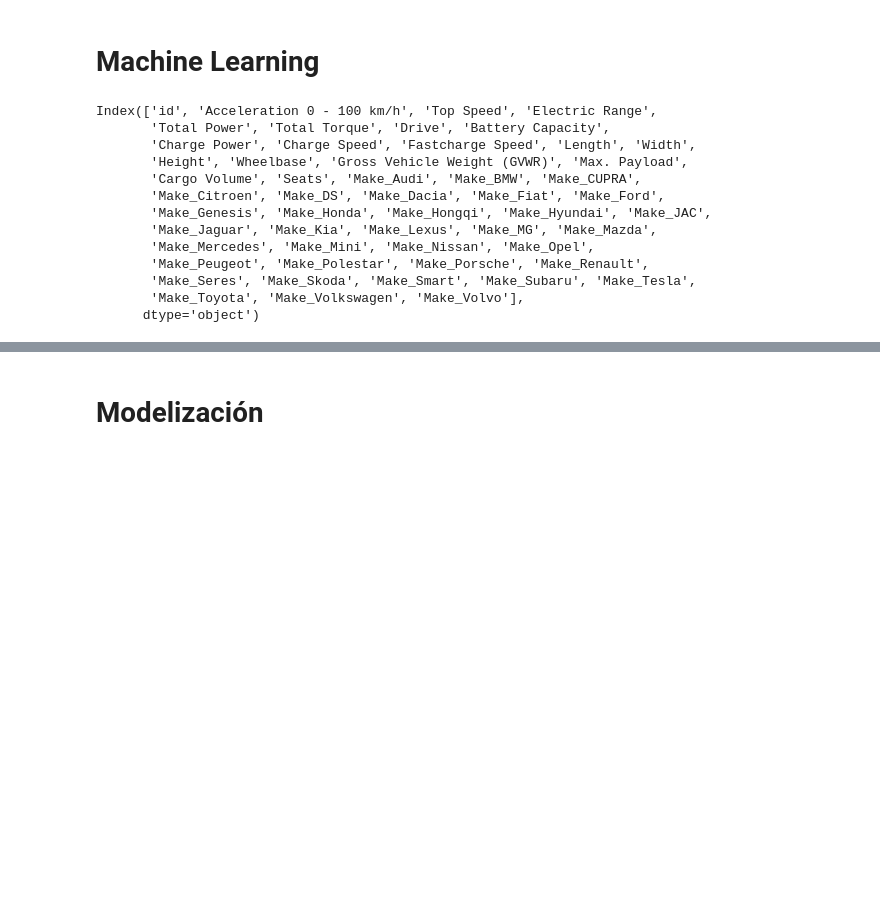
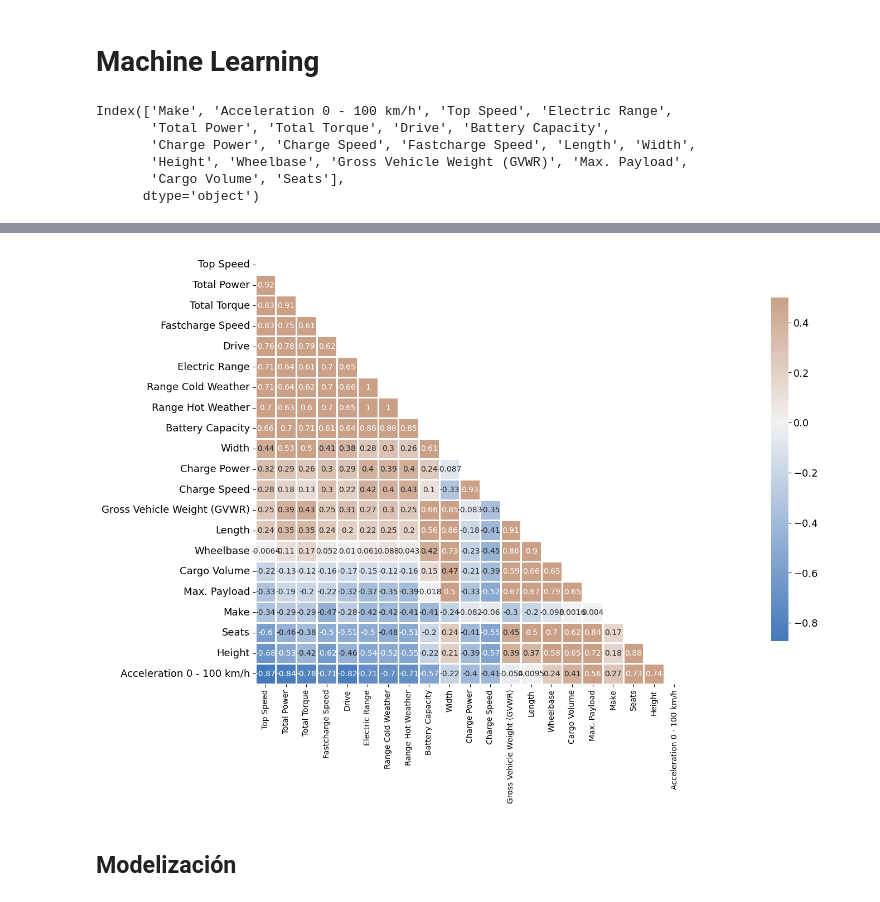
Before and after one commit to Iecija/proyfinal, a Jupyter notebook: Proyfinal.ipynb, the cells around one changed output, grey strips where cells are left out. Saved outputs shown, nothing was run; the diff lists cells and outputs as text; code cells hidden in the pictures; blank space fills up the shorter version.

```diff
--- a/Proyfinal.ipynb
+++ b/Proyfinal.ipynb
@@ -262,7 +263,7 @@ plt.savefig('difr.png')
 [figure]
 # %%
 # Eliminamos las columnas que nos sobran
-df = data.drop(['City - Cold Weather','Highway - Cold Weather','Combined - Cold Weather','City - Mild Weather','Highway - Mild Weather','Combined - Mild Weather','link'],axis=1)
+df = data.drop(['City - Cold Weather','Highway - Cold Weather','Combined - Cold Weather','City - Mild Weather','Highway - Mild Weather','Combined - Mild Weather','link','id'],axis=1)
 # %%
 # Redondeamos las columnas objetivo
 df = df.round({'Range Cold Weather':2,'Range Hot Weather':2})
@@ -275,9 +276,6 @@ df['Drive'] = df['Drive'].astype(float)
-# %%
-from sklearn.preprocessing import OneHotEncoder #Librería
-obj_vars = df.select_dtypes(include = 'object').columns #Columnas categóricas
-encoder = OneHotEncoder() #Encoder
-for var in obj_vars: #Entrenamos el encoder en cada variable
-  encoder.fit(df.loc[:,[var]])
-  enc_data = pd.DataFrame(encoder.transform(df.loc[:,[var]]).toarray(), columns = [var + '_' + typevar for typevar in encoder.categories_[0].tolist()], index = df.index)
-  df = pd.concat([df, enc_data], axis = 1)
-  df = df.drop([var], axis = 1)
+# %%
+df['Make'] = df['Make'].replace({'Genesis':1,'Mercedes':2,'Porsche':3,'BMW':4,'Volkswagen':5, 'CUPRA':6,
+       'Skoda':7, 'MG':8, 'Volvo':9, 'Fiat':10, 'Smart':11, 'Hyundai':12, 'Peugeot':13,
+       'Citroen':14, 'Audi':15, 'Polestar':16, 'Toyota':17, 'Kia':18, 'DS':19, 'Ford':20,
+       'Honda':21, 'JAC':22, 'Nissan':23, 'Renault':24, 'Opel':25, 'Hongqi':26, 'Lexus':27,
+       'Dacia':28, 'Mazda':29, 'Seres':30, 'Tesla':31, 'Jaguar':32, 'Mini':33, 'Subaru':34})
@@ -299,16 +305,25 @@ X = X.drop(columns=['Range Hot Weather'])
 # %%
 X.columns
 # %% [output]
-Index(['id', 'Acceleration 0 - 100 km/h', 'Top Speed', 'Electric Range',
+Index(['Make', 'Acceleration 0 - 100 km/h', 'Top Speed', 'Electric Range',
        'Total Power', 'Total Torque', 'Drive', 'Battery Capacity',
        'Charge Power', 'Charge Speed', 'Fastcharge Speed', 'Length', 'Width',
        'Height', 'Wheelbase', 'Gross Vehicle Weight (GVWR)', 'Max. Payload',
-       'Cargo Volume', 'Seats', 'Make_Audi', 'Make_BMW', 'Make_CUPRA',
-       'Make_Citroen', 'Make_DS', 'Make_Dacia', 'Make_Fiat', 'Make_Ford',
-       'Make_Genesis', 'Make_Honda', 'Make_Hongqi', 'Make_Hyundai', 'Make_JAC',
-       'Make_Jaguar', 'Make_Kia', 'Make_Lexus', 'Make_MG', 'Make_Mazda',
-       'Make_Mercedes', 'Make_Mini', 'Make_Nissan', 'Make_Opel',
-       'Make_Peugeot', 'Make_Polestar', 'Make_Porsche', 'Make_Renault',
-       'Make_Seres', 'Make_Skoda', 'Make_Smart', 'Make_Subaru', 'Make_Tesla',
-       'Make_Toyota', 'Make_Volkswagen', 'Make_Volvo'],
+       'Cargo Volume', 'Seats'],
       dtype='object')
+# %%
+#Correlación nueva
+corr = df2.corr(method = 'pearson').sort_values(by = 'Top Speed', axis = 0, ascending = False).sort_values(by = 'Top Speed', axis = 1, ascending = False)
+# Generate a mask for the upper triangle
+mask = np.triu(np.ones_like(corr, dtype=np.bool))
+
+# Set up the matplotlib figure
+f, ax = plt.subplots(figsize=(40,10))
+
+# Generate a custom diverging colormap
+cmap = sns.diverging_palette(250, 1112, as_cmap=True)
+
+# Draw the heatmap with the mask and correct aspect ratio
+corr = sns.heatmap(corr.iloc[0:50,0:50], mask=mask[0:50,0:50], cmap=cmap, vmax=0.5, center=0,
+            square=True, linewidths=2, cbar_kws={"shrink": .8}, annot = True)
+# %% [output]
@@ -315,5 +332,6 @@ Index(['id', 'Acceleration 0 - 100 km/h', 'Top Speed', 'Electric Range',
+[figure, added]
 # %% [markdown]
-# Modelización
+## Modelización
 # %%
 import warnings
 from sklearn.exceptions import ConvergenceWarning
```
Also changed, not shown: parts of 24 cells of this notebook, 25 other files.
